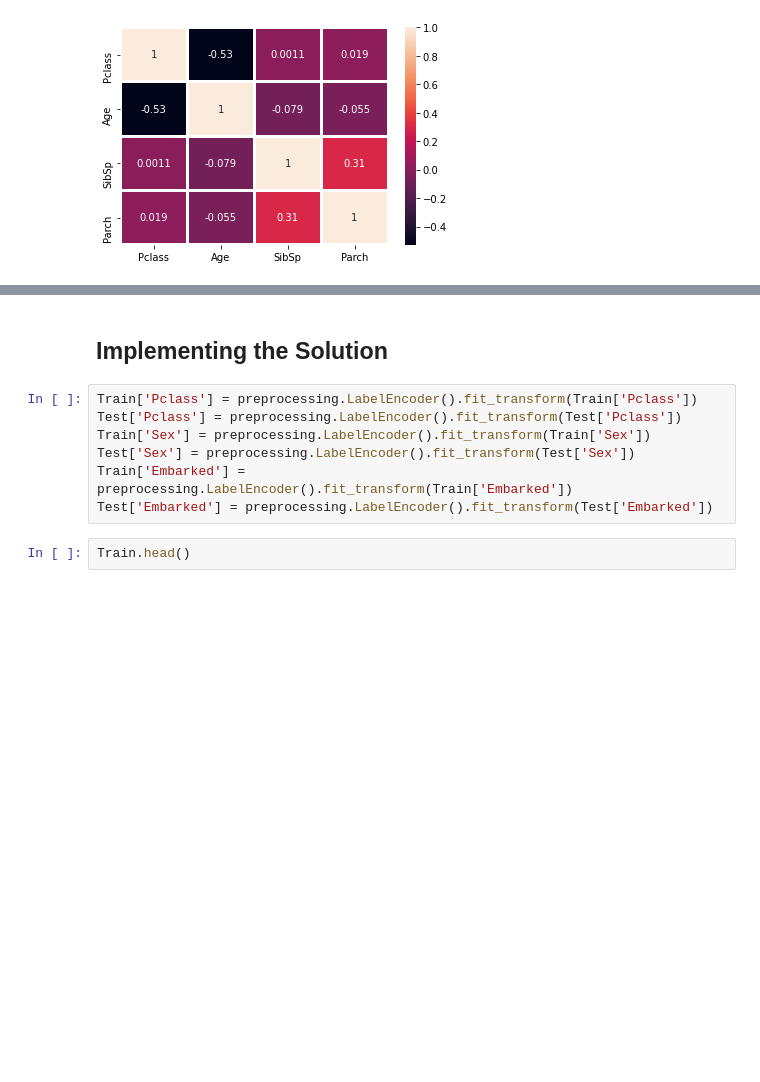
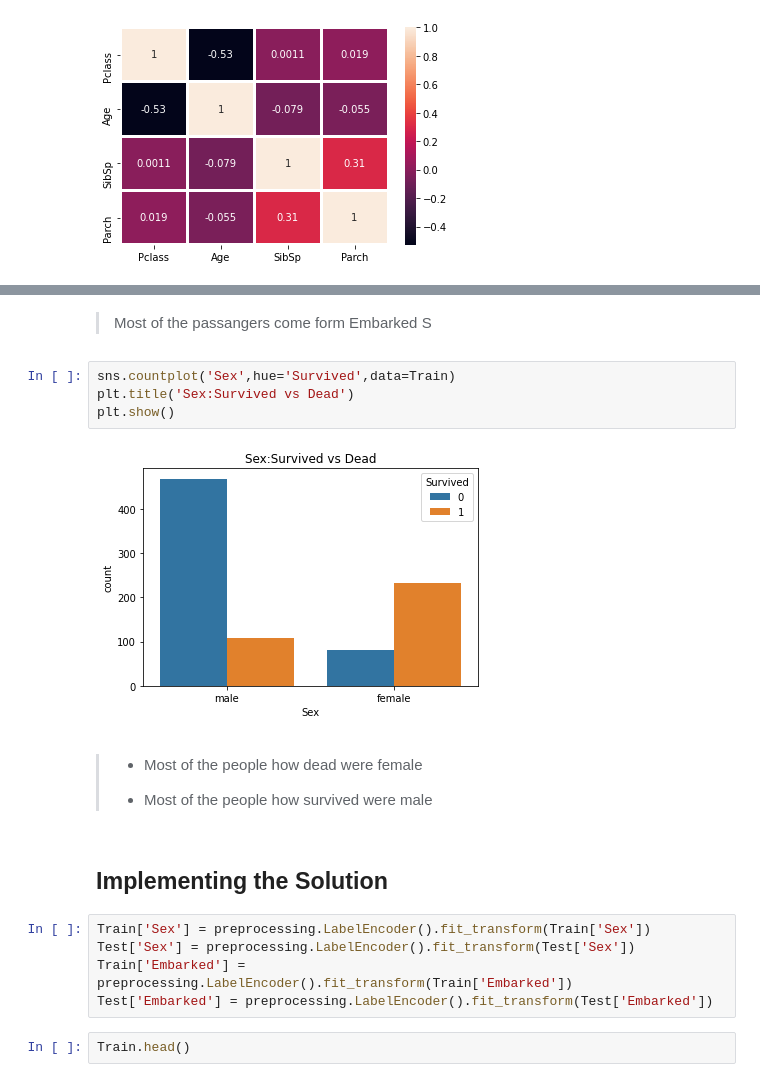
Before and after one commit to JeromeMberia/KNN_and_Naive_Bayes, a Jupyter notebook: Independent_Project_Week_9(Titanic__Data_Set).ipynb, the cells around one changed output, grey strips where cells are left out. Cells and saved outputs as stored; diff of their text form; blank space fills up the shorter version.

```diff
--- a/Independent_Project_Week_9(Titanic__Data_Set).ipynb
+++ b/Independent_Project_Week_9(Titanic__Data_Set).ipynb
@@ -975,8 +989,18 @@ plt.show()
+# %% [markdown]
+> Most of the passangers come form Embarked S
+# %%
+sns.countplot('Sex',hue='Survived',data=Train)
+plt.title('Sex:Survived vs Dead')
+plt.show()
+# %% [output]
+[figure, added]
+# %% [markdown]
+>* Most of the people how dead were female
+>
+>* Most of the people how survived were male
 # %% [markdown]
 ## Implementing the Solution
 # %%
-Train['Pclass'] = preprocessing.LabelEncoder().fit_transform(Train['Pclass'])
-Test['Pclass'] = preprocessing.LabelEncoder().fit_transform(Test['Pclass'])
 Train['Sex'] = preprocessing.LabelEncoder().fit_transform(Train['Sex'])
 Test['Sex'] = preprocessing.LabelEncoder().fit_transform(Test['Sex'])
 Train['Embarked'] = preprocessing.LabelEncoder().fit_transform(Train['Embarked'])
```
Also changed, not shown: parts of 3 cells of this notebook.
